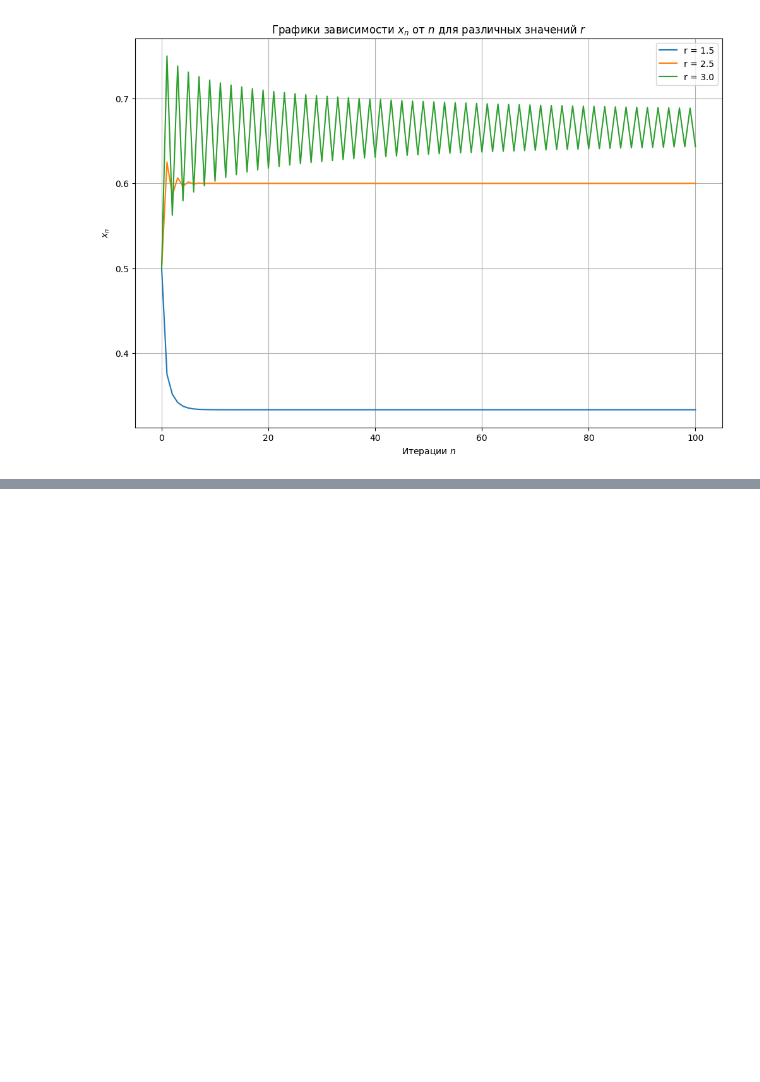
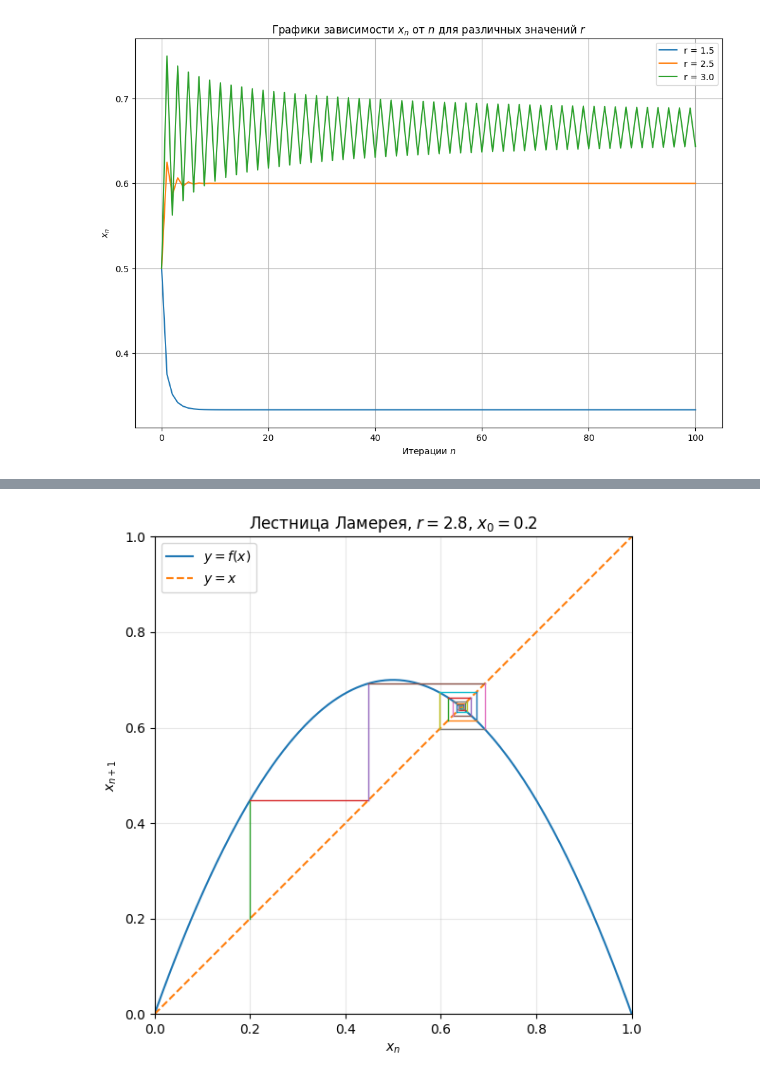
Before and after one commit to hertbex/MatanLab, a Jupyter notebook: Matan.ipynb, the cells around one changed output, grey strips where cells are left out. Saved outputs shown, nothing was run; the diff lists cells and outputs as text; code cells hidden in the pictures; blank space fills up the shorter version.

```diff
--- a/Matan.ipynb
+++ b/Matan.ipynb
@@ -581,0 +708,4 @@ plt.show()
+# %%
+lamerey_staircase(r=2.8, x0=0.2, steps=30)
+# %% [output]
+[figure, added]
```
Also changed, not shown: parts of 10 cells of this notebook.
